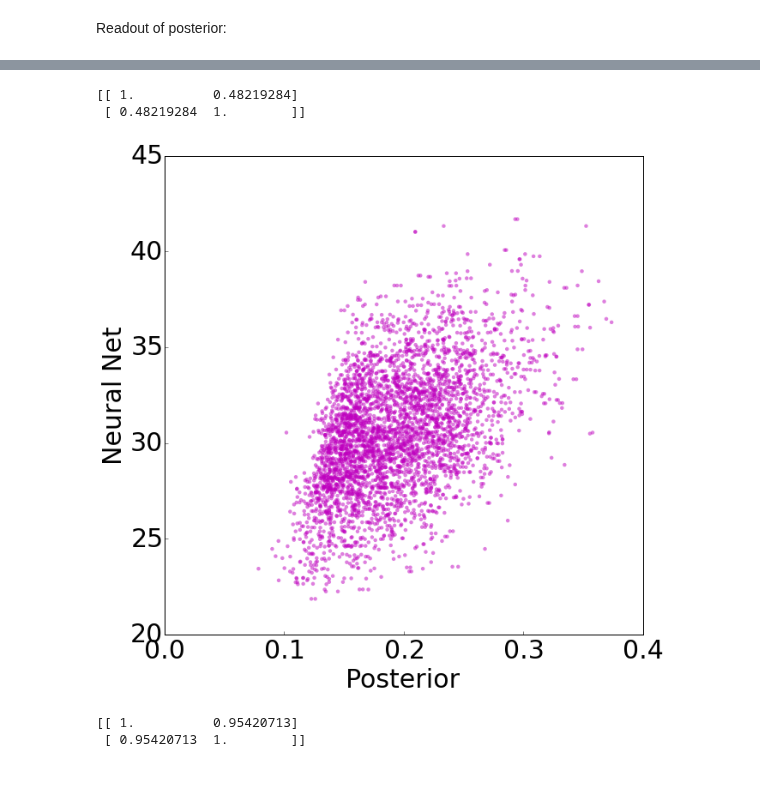
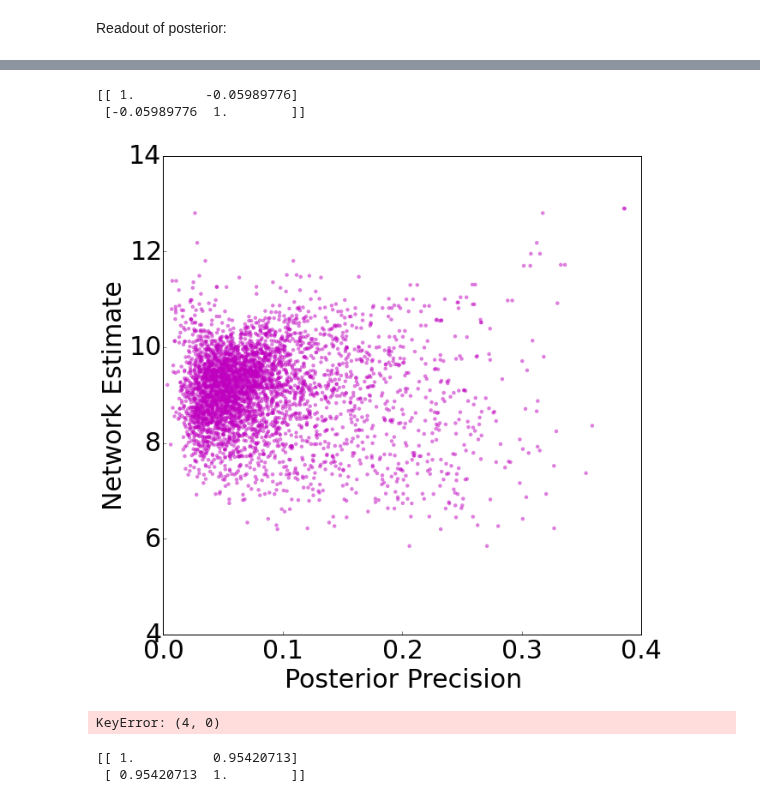
Before and after one commit to NYUMaLab/Divisive_Normalization_Project, a Jupyter notebook: Code/Demixing/Demixing Minicon Plots and Code Part 2.ipynb, the cells around one changed output, grey strips where cells are left out. Drawn from its saved outputs; the diff is of its cells as text; code cells hidden in the pictures.

```diff
--- a/Code/Demixing/Demixing Minicon Plots and Code Part 2.ipynb
+++ b/Code/Demixing/Demixing Minicon Plots and Code Part 2.ipynb
@@ -58,8 +58,8 @@ for s_i in range(91):
         testsets[c, delta_s] = r
 # %%
 #pkl_file = open('output_nn_tests_3/nn_tests_3_26.pkl', 'rb')
-#pkl_file = open('output_nn_tests_2/nn_tests_2_43.pkl', 'rb')
-pkl_file = open('output_nn_runs/nn_runs212.pkl', 'rb')
+pkl_file = open('output_nn_tests_2/nn_tests_2_43.pkl', 'rb')
+#pkl_file = open('output_nn_runs/nn_runs212.pkl', 'rb')
 nn, nnx, valid_mse, _, _ = pickle.load(pkl_file)
 # %% [markdown]
 Readout of posterior:
@@ -140,23 +140,23 @@ print np.corrcoef(vp, np1)
 # %%
 hus, vpost = validset
 nn_posts1 = np.sum(hus, axis=1)
 vp = np.concatenate((vpost.T[0], vpost.T[1]))
 np1 = np.concatenate((nn_posts1, nn_posts1))
 plt.figure(figsize=(10,10))
 plt.scatter(vp, np1, c='m', alpha=.5, edgecolor="None")
 #plt.scatter(vp[1], nn_posts1)
 plt.xlim(0, .4)
-plt.xlabel("Posterior")
-plt.ylabel("Neural Net")
+plt.xlabel("Posterior Precision")
+plt.ylabel("Network Estimate")
 ax = plt.axes()
 ax.yaxis.set_ticks_position('left')
 ax.xaxis.set_ticks_position('bottom')
 plt.locator_params(nbins=5)
 print np.corrcoef(vp, np1)
 # %% [output]
-[[ 1.          0.48219284]
- [ 0.48219284  1.        ]]
+[[ 1.         -0.05989776]
+ [-0.05989776  1.        ]]
-[figure, old version]
+[figure, new version]
 # %%
 x = []
 y = []
@@ -179,6 +179,8 @@ x = np.concatenate(x)
 x_shuf = x[inds]
 validset2 = x_shuf[0:2000], y_shuf[0:2000]
 trainset2 = x_shuf[2000:], y_shuf[2000:]
+# %% [output]
+KeyError: (4, 0)
 # %%
 nn_post2, nnx_post2, valid_mse_post2 = dm.train_nn(trainset2, valid_dataset=validset2, learning_rate=0.0001, mult_ys=False, n_epochs=100, rho=.9, mu=.99, nesterov=True)
 # %%
```
Also changed, not shown: parts of 2 cells of this notebook, 9 other files.
